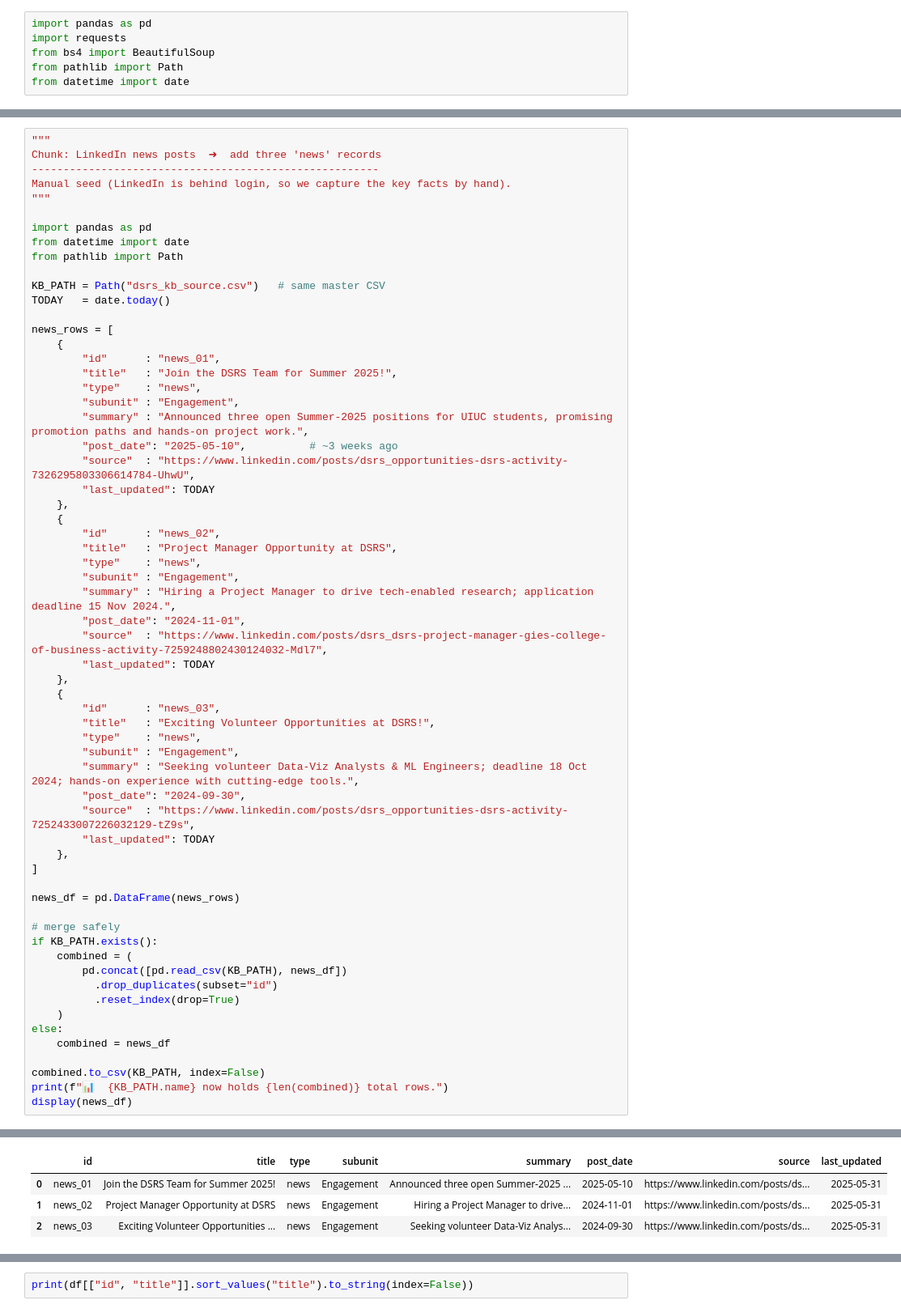
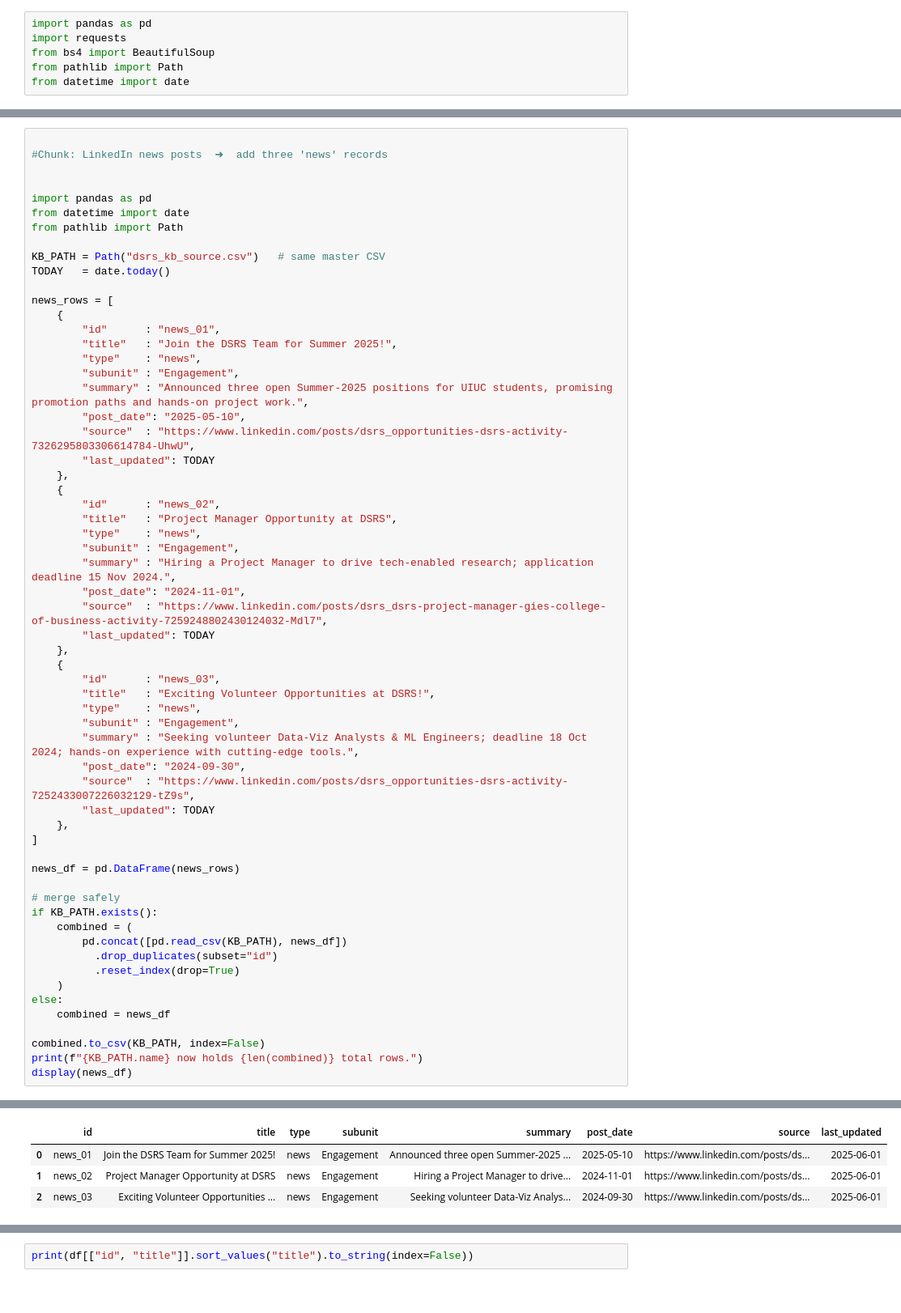
Before and after one commit to sanket1009/dsrs-kb-prototype, a Jupyter notebook: DSRS_KB_Prototype.ipynb, the cells around one changed output, grey strips where cells are left out. Shown at 81% size. Saved outputs shown, nothing was run; the diff lists cells and outputs as text.

```diff
--- a/DSRS_KB_Prototype.ipynb
+++ b/DSRS_KB_Prototype.ipynb
@@ -409,9 +443,7 @@ display(ds_df)
 # %%
-"""
-Chunk: LinkedIn news posts  ➜  add three 'news' records
--------------------------------------------------------
-Manual seed (LinkedIn is behind login, so we capture the key facts by hand).
-"""
+
+#Chunk: LinkedIn news posts  ➜  add three 'news' records
+
 
 import pandas as pd
 from datetime import date
@@ -427,7 +459,7 @@ news_rows = [
         "type"    : "news",
         "subunit" : "Engagement",
         "summary" : "Announced three open Summer-2025 positions for UIUC students, promising promotion paths and hands-on project work.",
-        "post_date": "2025-05-10",          # ~3 weeks ago
+        "post_date": "2025-05-10",
         "source"  : "https://www.linkedin.com/posts/dsrs_opportunities-dsrs-activity-7326295803306614784-UhwU",
         "last_updated": TODAY
     },
@@ -466,6 +498,6 @@ else:
     combined = news_df
 
 combined.to_csv(KB_PATH, index=False)
-print(f"📊  {KB_PATH.name} now holds {len(combined)} total rows.")
+print(f"{KB_PATH.name} now holds {len(combined)} total rows.")
 display(news_df)
 # %% [output]
@@ -473,7 +505,7 @@ display(news_df)
 |  | id | title | type | subunit | summary | post_date | source | last_updated |
-| 0 | news_01 | Join the DSRS Team for Summer 2025! | news | Engagement | Announced three open Summer-2025 ... | 2025-05-10 | https://www.linkedin.com/posts/ds... | 2025-05-31 |
-| 1 | news_02 | Project Manager Opportunity at DSRS | news | Engagement | Hiring a Project Manager to drive... | 2024-11-01 | https://www.linkedin.com/posts/ds... | 2025-05-31 |
-| 2 | news_03 | Exciting Volunteer Opportunities ... | news | Engagement | Seeking volunteer Data-Viz Analys... | 2024-09-30 | https://www.linkedin.com/posts/ds... | 2025-05-31 |
+| 0 | news_01 | Join the DSRS Team for Summer 2025! | news | Engagement | Announced three open Summer-2025 ... | 2025-05-10 | https://www.linkedin.com/posts/ds... | 2025-06-01 |
+| 1 | news_02 | Project Manager Opportunity at DSRS | news | Engagement | Hiring a Project Manager to drive... | 2024-11-01 | https://www.linkedin.com/posts/ds... | 2025-06-01 |
+| 2 | news_03 | Exciting Volunteer Opportunities ... | news | Engagement | Seeking volunteer Data-Viz Analys... | 2024-09-30 | https://www.linkedin.com/posts/ds... | 2025-06-01 |
 # %%
 
 KB_PATH = Path("dsrs_kb_source.csv")
```
Also changed, not shown: parts of 22 cells of this notebook.
